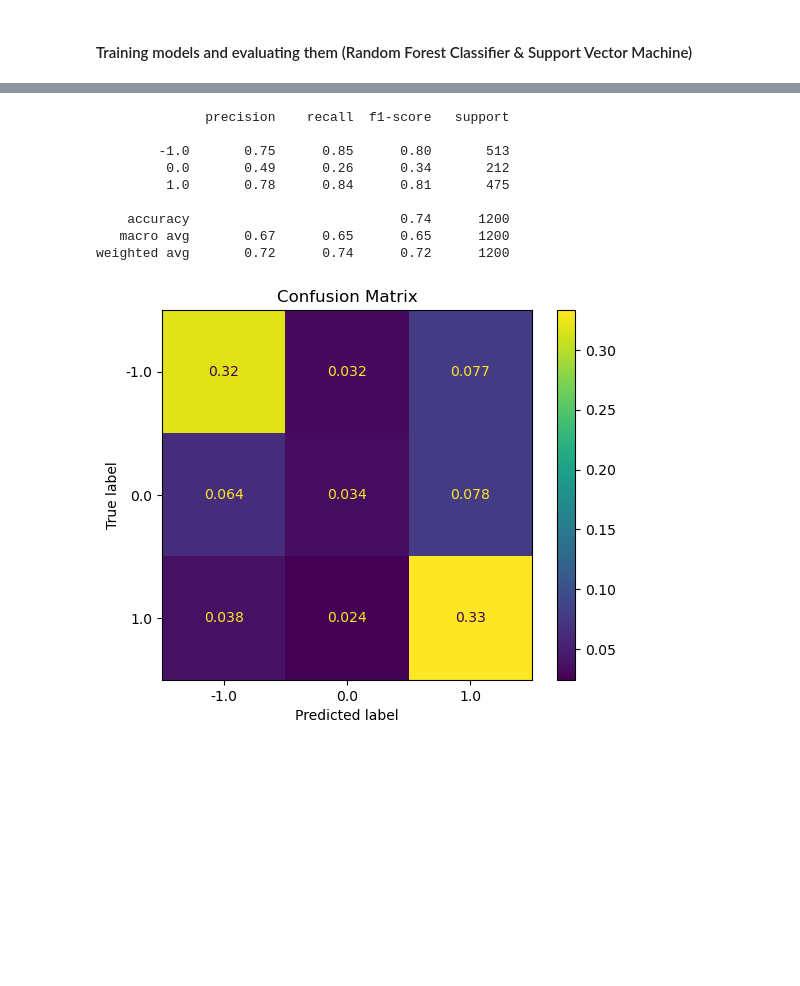
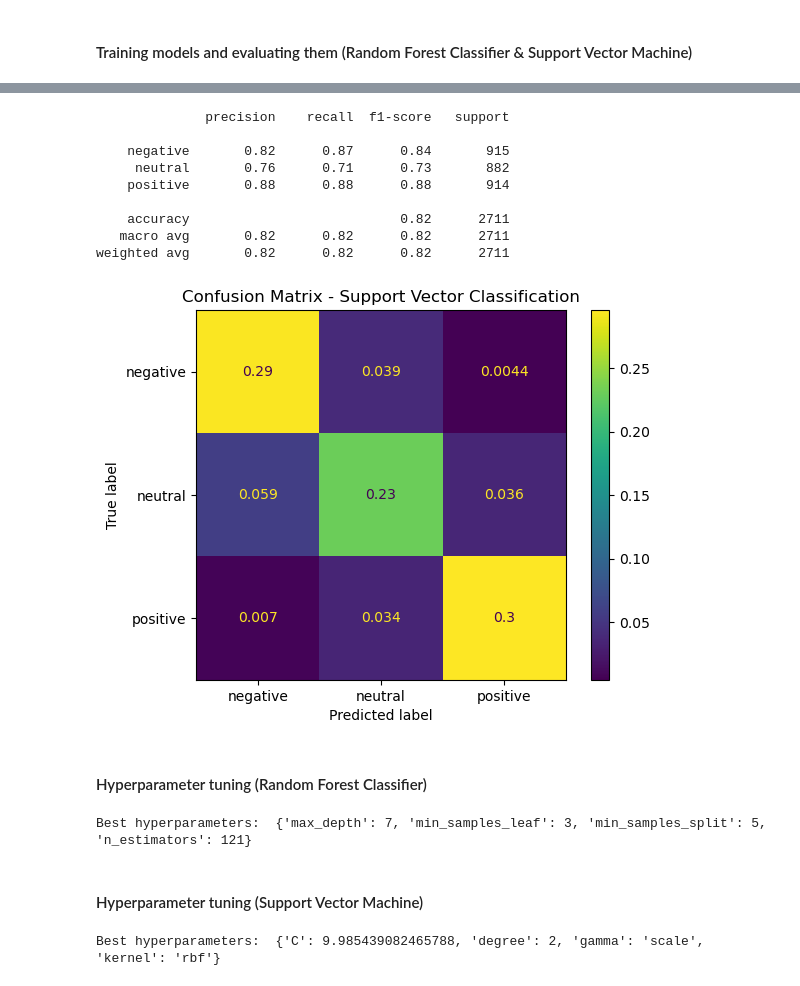
Before and after one commit to DanielEdlich/unternehmenssoftware, a Jupyter notebook: sentiment_prediction.ipynb, the cells around one changed output, grey strips where cells are left out. Drawn from its saved outputs; the diff is of its cells as text; code cells hidden in the pictures; blank space fills up the shorter version.

Commit message:
model fine-tuning and testing

```diff
--- a/sentiment_prediction.ipynb
+++ b/sentiment_prediction.ipynb
@@ -3,15 +3,17 @@
 # %%
 import spacy
 import sklearn
+import joblib
 import pandas as pd
 import numpy as np
 import matplotlib.pyplot as plt
-from sklearn.model_selection import train_test_split
+from scipy.stats import randint, uniform
+from sklearn.model_selection import train_test_split, RandomizedSearchCV, GridSearchCV
 from sklearn.ensemble import RandomForestClassifier
 from sklearn.svm import SVC
 from sklearn.metrics import classification_report, ConfusionMatrixDisplay
 
 # Load pre-processed data
-df = pd.read_csv("data_cleaned_all.csv")
+df = pd.read_csv("data/all_cleaned")
 df.sample(3)
 # %% [output]
@@ -22,8 +23,0 @@ df.sample(3)
-# %%
-# Additional data formatting and adding of the target column
-df.drop(['Unnamed: 0', 'site', 'title','text_sid_vader_neg','text_sid_vader_neu','text_sid_vader_pos'], inplace=True, axis=1)
-df.loc[df['stars'] <= 2, 'sentiment'] = -1
-df.loc[df['stars'] == 3, 'sentiment'] = 0
-df.loc[df['stars'] >= 4, 'sentiment'] = 1
-
-df.sample(3)
@@ -66,7 +64,7 @@ Y = df['sentiment']
 X_train, X_test, y_train, y_test = train_test_split(X, Y, test_size=0.2, random_state=42)
 # %%
 # Fit & predict
-rf_clf = RandomForestClassifier()
+rf_clf = RandomForestClassifier(n_estimators=121, max_depth=7, min_samples_split=5, min_samples_leaf=3)
 rf_clf.fit(X_train, y_train)
 y_pred = rf_clf.predict(X_test)
 
@@ -85,6 +90,6 @@ weighted avg       0.66      0.69      0.66      1200
 # %%
 # Fit & predict
-svm_clf = SVC()
+svm_clf = SVC(C=10, degree=2, gamma='scale', kernel='rbf')
 svm_clf.fit(X_train, y_train)
 y_pred = svm_clf.predict(X_test)
 
@@ -93,17 +98,34 @@ print(classification_report(y_test, y_pred))
 # %% [output]
               precision    recall  f1-score   support
 
-        -1.0       0.75      0.85      0.80       513
-         0.0       0.49      0.26      0.34       212
-         1.0       0.78      0.84      0.81       475
+    negative       0.82      0.87      0.84       915
+     neutral       0.76      0.71      0.73       882
+    positive       0.88      0.88      0.88       914
 
-    accuracy                           0.74      1200
-   macro avg       0.67      0.65      0.65      1200
-weighted avg       0.72      0.74      0.72      1200
+    accuracy                           0.82      2711
+   macro avg       0.82      0.82      0.82      2711
+weighted avg       0.82      0.82      0.82      2711
 # %%
-# Confusion matrix with false positives and false negatives
-ConfusionMatrixDisplay.from_estimator(rf_clf, X_test, y_test, normalize="all")
-plt.title("Confusion Matrix")
+# Confusion matrix of the second model
+ConfusionMatrixDisplay.from_estimator(svm_clf, X_test, y_test, normalize="all")
+plt.title("Confusion Matrix - Support Vector Classification")
 plt.show()
 # %% [output]
-[figure, old version]
+[figure, new version]
+# %% [markdown]
+#### Hyperparameter tuning (Random Forest Classifier)
+# %%
+# Tuning model using RandomizedSearchCV
+param_dist = {
+            'n_estimators': randint(50, 200),
+            'max_depth': randint(2, 8),
+            'min_samples_split': randint(2, 6),
+            'min_samples_leaf': randint(1, 4)
+             }
+
+random_search = RandomizedSearchCV(rf_clf, param_distributions=param_dist, n_iter=50, cv=5)
+random_search.fit(X_train, y_train)
+
+print("Best hyperparameters: ", random_search.best_params_)
+# %% [output]
+Best hyperparameters:  {'max_depth': 7, 'min_samples_leaf': 3, 'min_samples_split': 5, 'n_estimators': 121}
@@ -109,0 +149,17 @@ plt.show()
+# %% [markdown]
+#### Hyperparameter tuning (Support Vector Machine)
+# %%
+# Tuning model using RandomizedSearchCV
+param_dist = {
+            'C': uniform(0, 10),
+            'kernel': ['linear', 'rbf', 'poly'],
+            'degree': range(2, 6),
+            'gamma': ['scale', 'auto']
+             }
+
+random_search = RandomizedSearchCV(svm_clf, param_distributions=param_dist, n_iter=50, cv=5)
+random_search.fit(X_train, y_train)
+
+print("Best hyperparameters: ", random_search.best_params_)
+# %% [output]
+Best hyperparameters:  {'C': 9.985439082465788, 'degree': 2, 'gamma': 'scale', 'kernel': 'rbf'}
```
Also changed, not shown: parts of 15 cells of this notebook, 3 other files.
